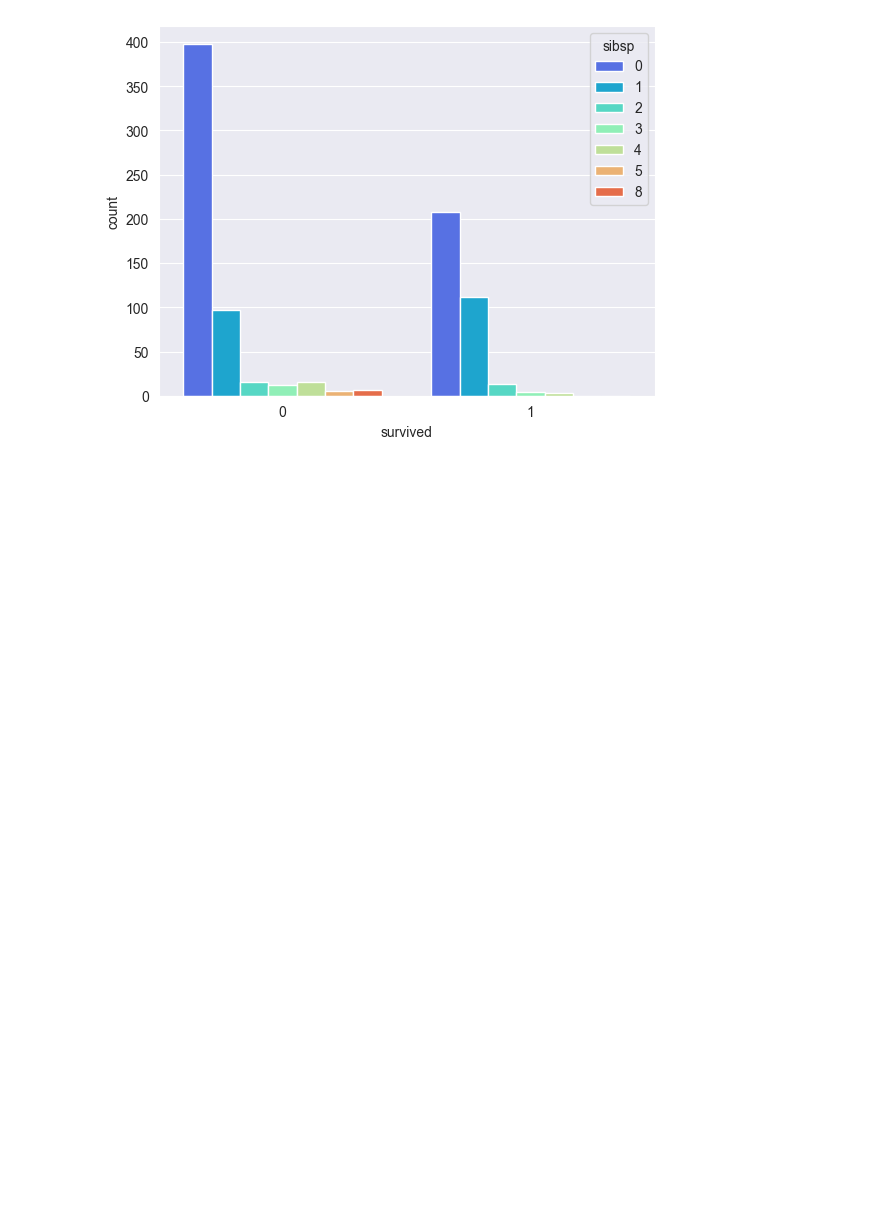
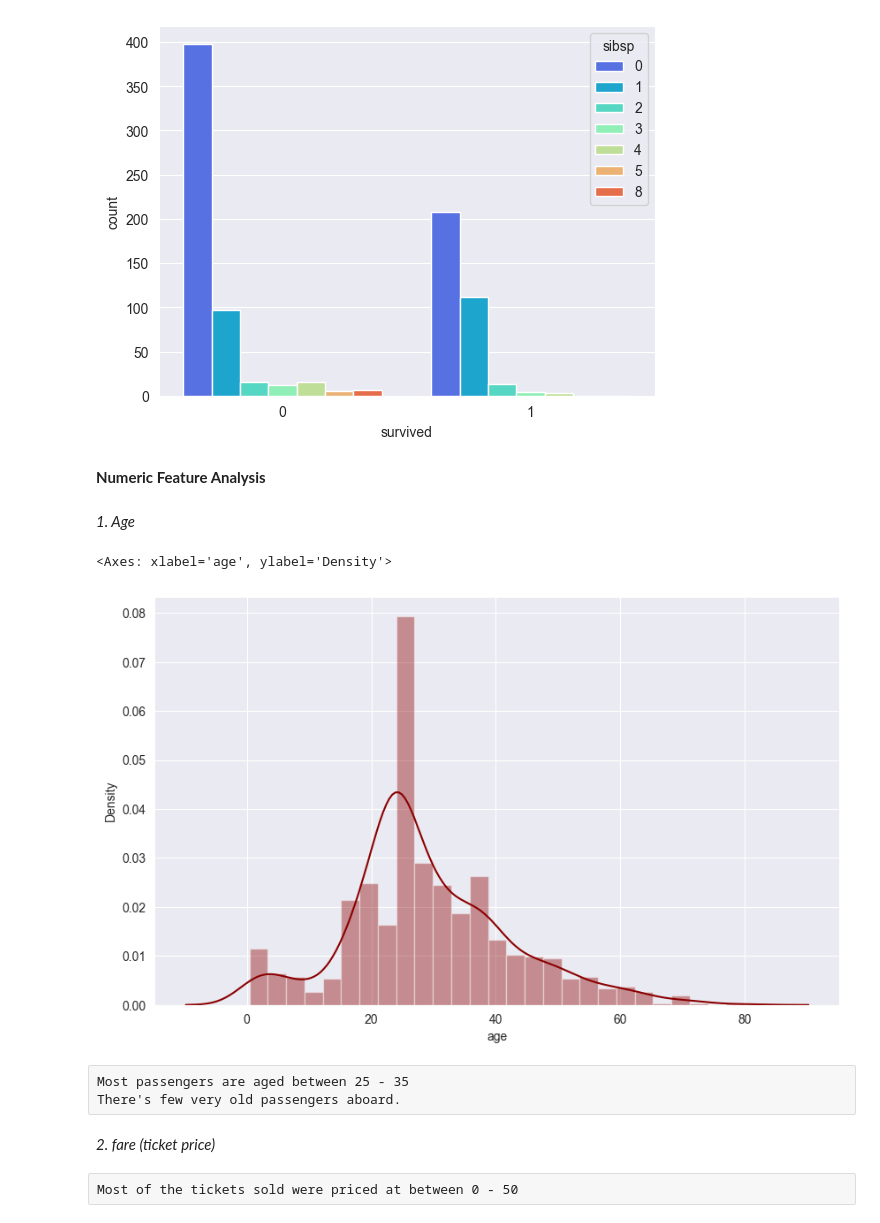
Before and after one commit to AtRealMasterLuke/Titanic-Dataset-Analysis, a Jupyter notebook: Titanic Dataset sns.ipynb, the cells around one changed output. Cells and saved outputs as stored; diff of their text form; code cells hidden in the pictures; blank space fills up the shorter version.

```diff
--- a/Titanic Dataset sns.ipynb
+++ b/Titanic Dataset sns.ipynb
@@ -311,3 +311,18 @@ sns.countplot(x = "survived", hue = "sibsp", data = df, palette = "rainbow")
 # %% [output]
 <Axes: xlabel='survived', ylabel='count'>
 [figure]
+# %% [markdown]
+**Numeric Feature Analysis**
+# %% [markdown]
+*1. Age*
+# %%
+plt.figure(figsize = (10,6))
+sns.distplot(df["age"], color = "darkred")
+# %% [output]
+<Axes: xlabel='age', ylabel='Density'>
+[figure, added]
+# %% [raw]
+Most passengers are aged between 25 - 35
+There's few very old passengers aboard.
+# %% [markdown]
+*2. fare (ticket price)*
@@ -313,0 +332,2 @@ sns.countplot(x = "survived", hue = "sibsp", data = df, palette = "rainbow")
+# %% [raw]
+Most of the tickets sold were priced at between 0 - 50
```
Also changed, not shown: parts of 25 cells of this notebook.
